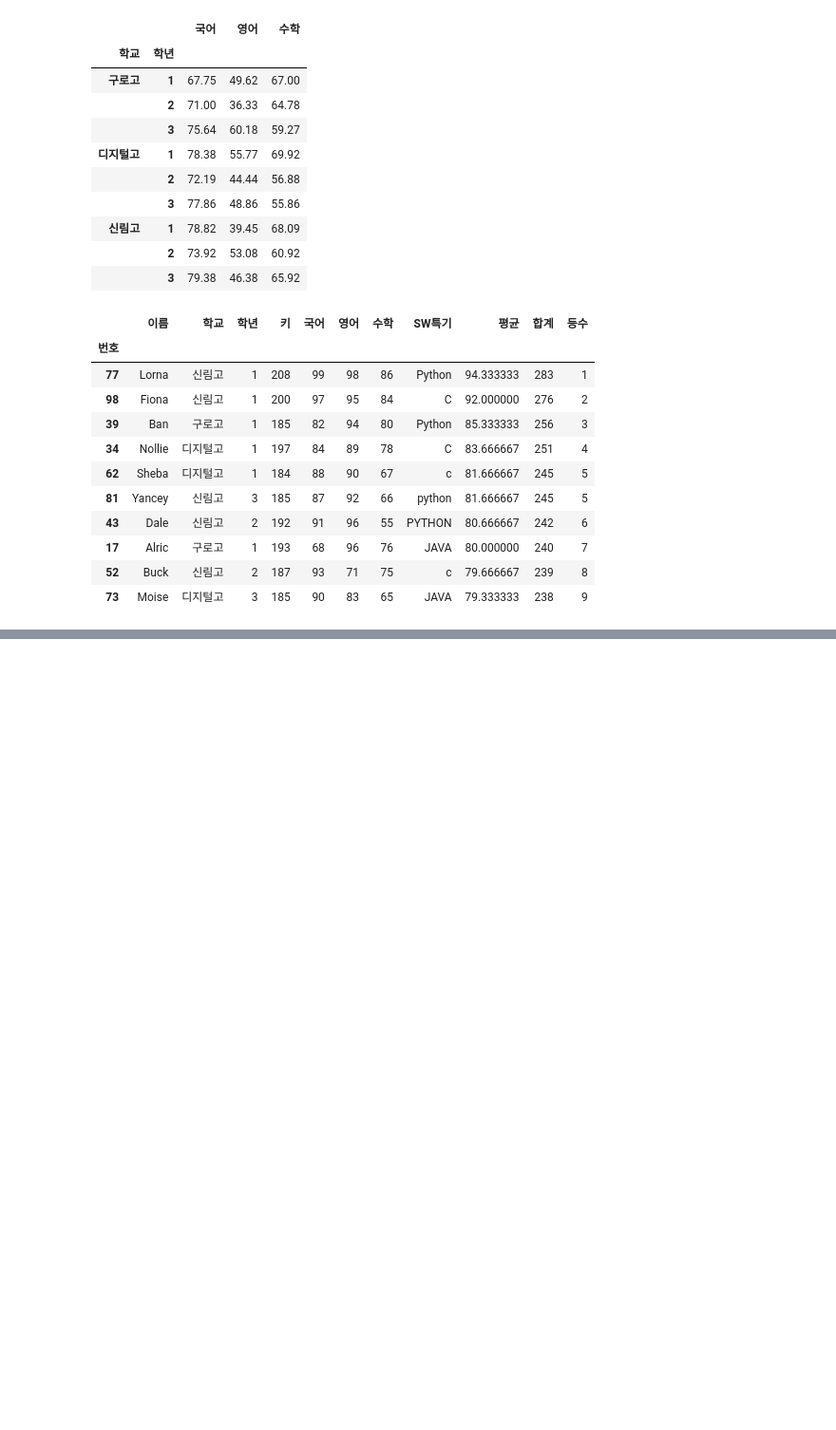
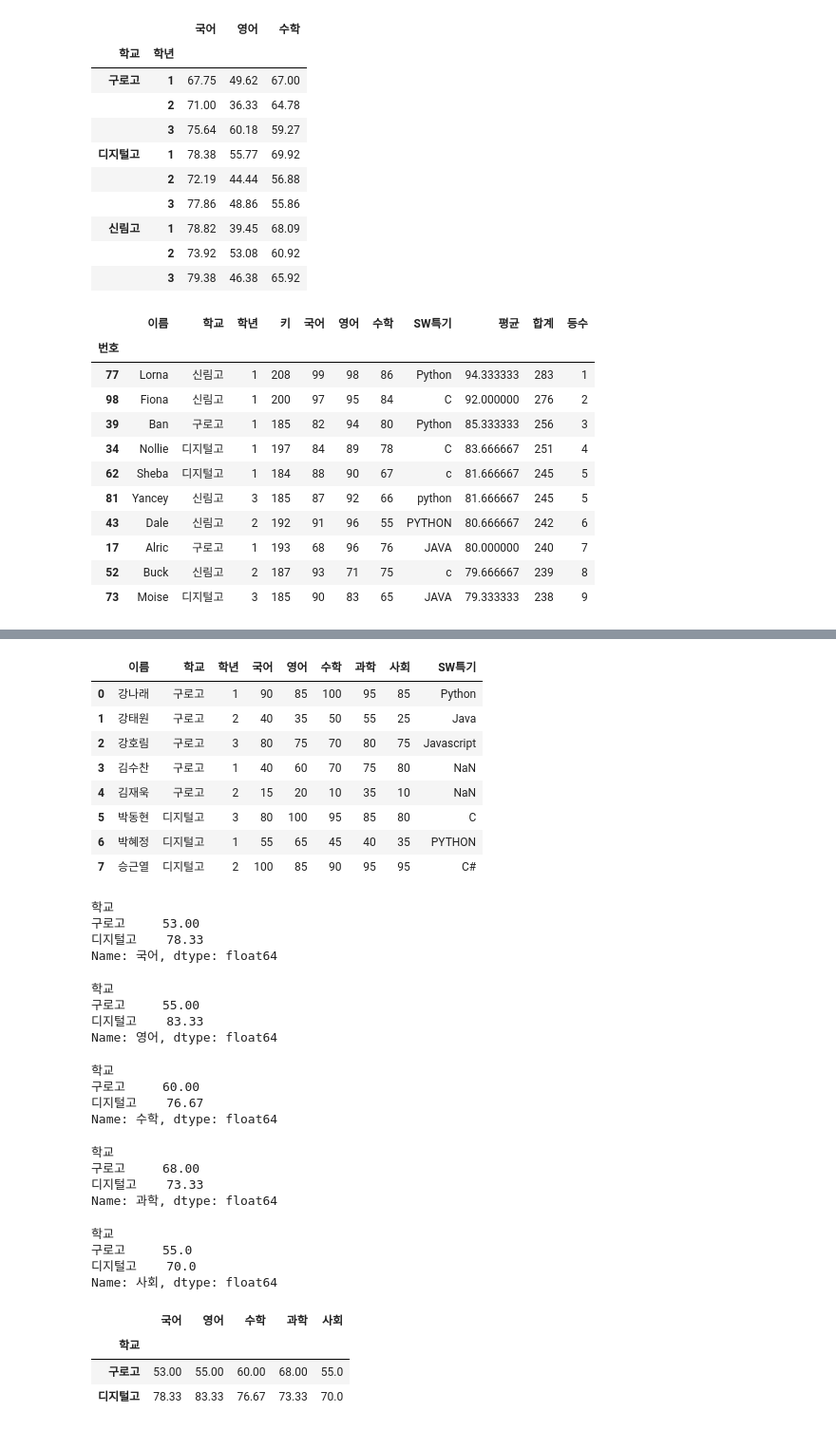
Before and after one commit to EPONINEE26/aix_data_0928, a Jupyter notebook: p1002/p1002_09_학생성적그래프.ipynb, the cells around one changed output, grey strips where cells are left out. Shown at 95% size. Cells and saved outputs as stored; diff of their text form; code cells hidden in the pictures; blank space fills up the shorter version.

```diff
--- a/p1002/p1002_09_학생성적그래프.ipynb
+++ b/p1002/p1002_09_학생성적그래프.ipynb
@@ -286,0 +308,57 @@ df_sorted.head(10)
+# %%
+df['학년'] = [1,2,3,1,2,3,1,2]
+df = df[['이름', '학교', '학년','국어', '영어', '수학','과학', '사회','SW특기']]
+df
+# %% [output]
+|  | 이름 | 학교 | 학년 | 국어 | 영어 | 수학 | 과학 | 사회 | SW특기 |
+| 0 | 강나래 | 구로고 | 1 | 90 | 85 | 100 | 95 | 85 | Python |
+| 1 | 강태원 | 구로고 | 2 | 40 | 35 | 50 | 55 | 25 | Java |
+| 2 | 강호림 | 구로고 | 3 | 80 | 75 | 70 | 80 | 75 | Javascript |
+| 3 | 김수찬 | 구로고 | 1 | 40 | 60 | 70 | 75 | 80 | NaN |
+| 4 | 김재욱 | 구로고 | 2 | 15 | 20 | 10 | 35 | 10 | NaN |
+| 5 | 박동현 | 디지털고 | 3 | 80 | 100 | 95 | 85 | 80 | C |
+| 6 | 박혜정 | 디지털고 | 1 | 55 | 65 | 45 | 40 | 35 | PYTHON |
+| 7 | 승근열 | 디지털고 | 2 | 100 | 85 | 90 | 95 | 95 | C# |
+# %%
+df.groupby('학교')['국어'].mean().round(2)
+# %% [output]
+학교
+구로고     53.00
+디지털고    78.33
+Name: 국어, dtype: float64
+# %%
+df.groupby('학교')['영어'].mean().round(2)
+# %% [output]
+학교
+구로고     55.00
+디지털고    83.33
+Name: 영어, dtype: float64
+# %%
+df.groupby('학교')['수학'].mean().round(2)
+# %% [output]
+학교
+구로고     60.00
+디지털고    76.67
+Name: 수학, dtype: float64
+# %%
+df.groupby('학교')['과학'].mean().round(2)
+# %% [output]
+학교
+구로고     68.00
+디지털고    73.33
+Name: 과학, dtype: float64
+# %%
+df.groupby('학교')['사회'].mean().round(2)
+# %% [output]
+학교
+구로고     55.0
+디지털고    70.0
+Name: 사회, dtype: float64
+# %%
+df.school = df.groupby('학교')[['국어','영어','수학','과학','사회']].mean().round(2)
+df.school
+# %% [output]
+|  | 국어 | 영어 | 수학 | 과학 | 사회 |
+| 학교 |  |  |  |  |  |
+| 구로고 | 53.00 | 55.00 | 60.00 | 68.00 | 55.0 |
+| 디지털고 | 78.33 | 83.33 | 76.67 | 73.33 | 70.0 |
```
Also changed, not shown: parts of 9 cells of this notebook, 33 other files.
